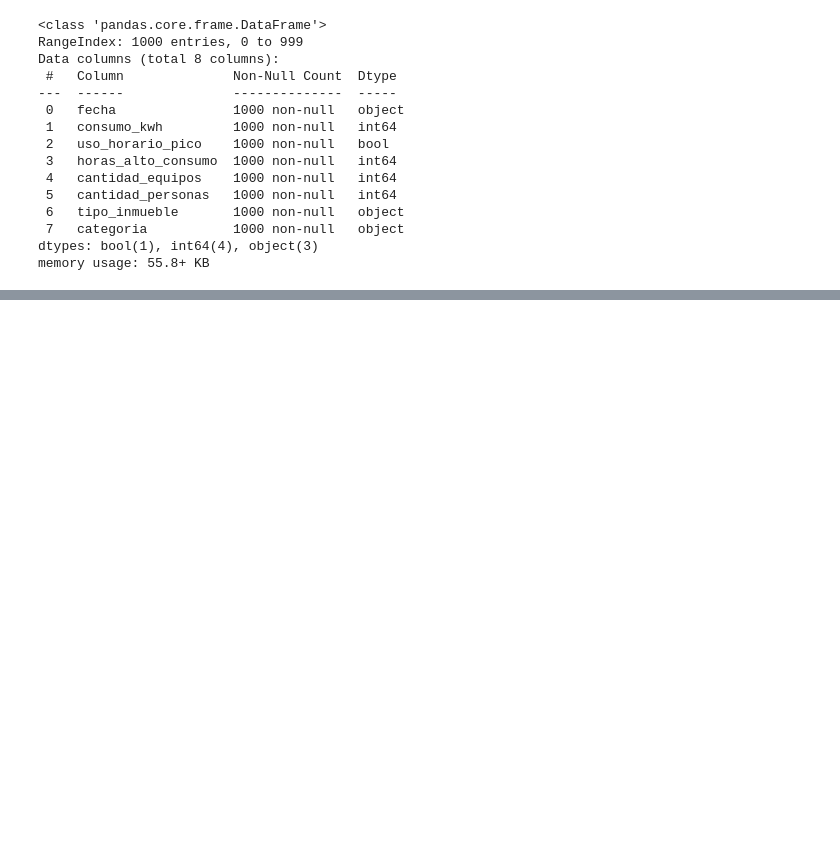
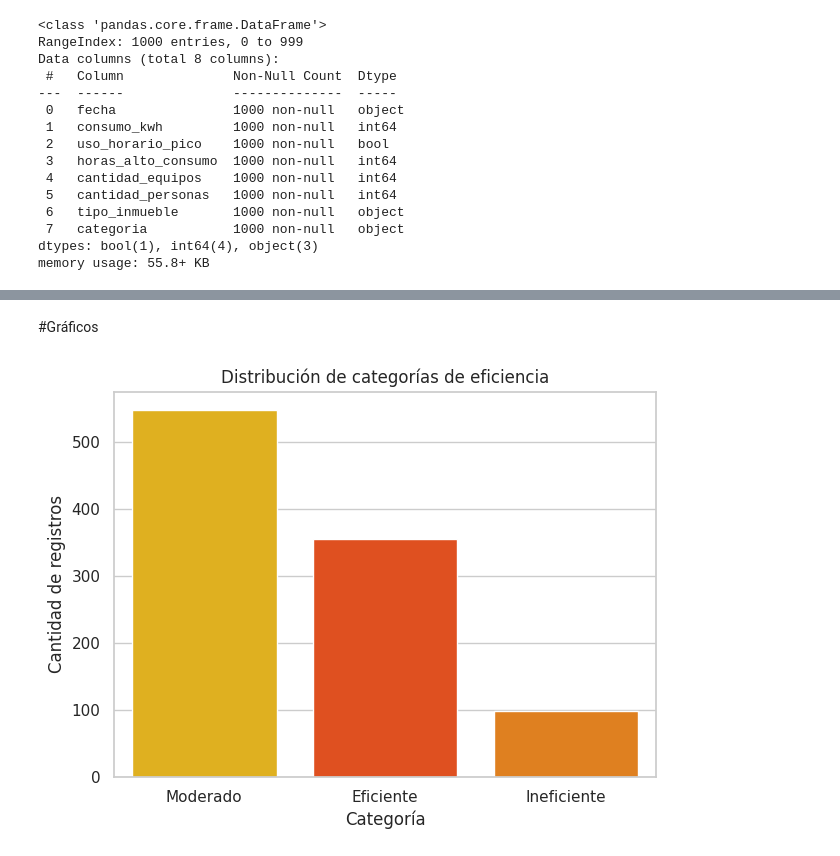
Before and after one commit to No-Country-simulation/G9-LATAM-TEAM-33, a Jupyter notebook: data-science/notebooks/EnergIA_Grupo33.ipynb, the cells around one changed output, grey strips where cells are left out. Drawn from its saved outputs; the diff is of its cells as text; code cells hidden in the pictures; blank space fills up the shorter version.

```diff
--- a/data-science/notebooks/EnergIA_Grupo33.ipynb
+++ b/data-science/notebooks/EnergIA_Grupo33.ipynb
@@ -505 +505,26 @@ df.groupby("categoria")["consumo_kwh"].mean()
 dtype: float64
+# %% [markdown]
+#Gráficos
+# %%
+import matplotlib.pyplot as plt
+import seaborn as sns
+
+sns.set_theme(style="whitegrid")
+# %%
+plt.figure(figsize=(7,5))
+
+sns.countplot(
+    data=df,
+    x="categoria",
+    hue = "categoria",
+    order=df["categoria"].value_counts().index,
+    palette="autumn"
+)
+
+plt.title("Distribución de categorías de eficiencia")
+plt.xlabel("Categoría")
+plt.ylabel("Cantidad de registros")
+
+plt.show()
+# %% [output]
+[figure, added]
```
Also changed, not shown: parts of 29 cells of this notebook, 1 other file.
